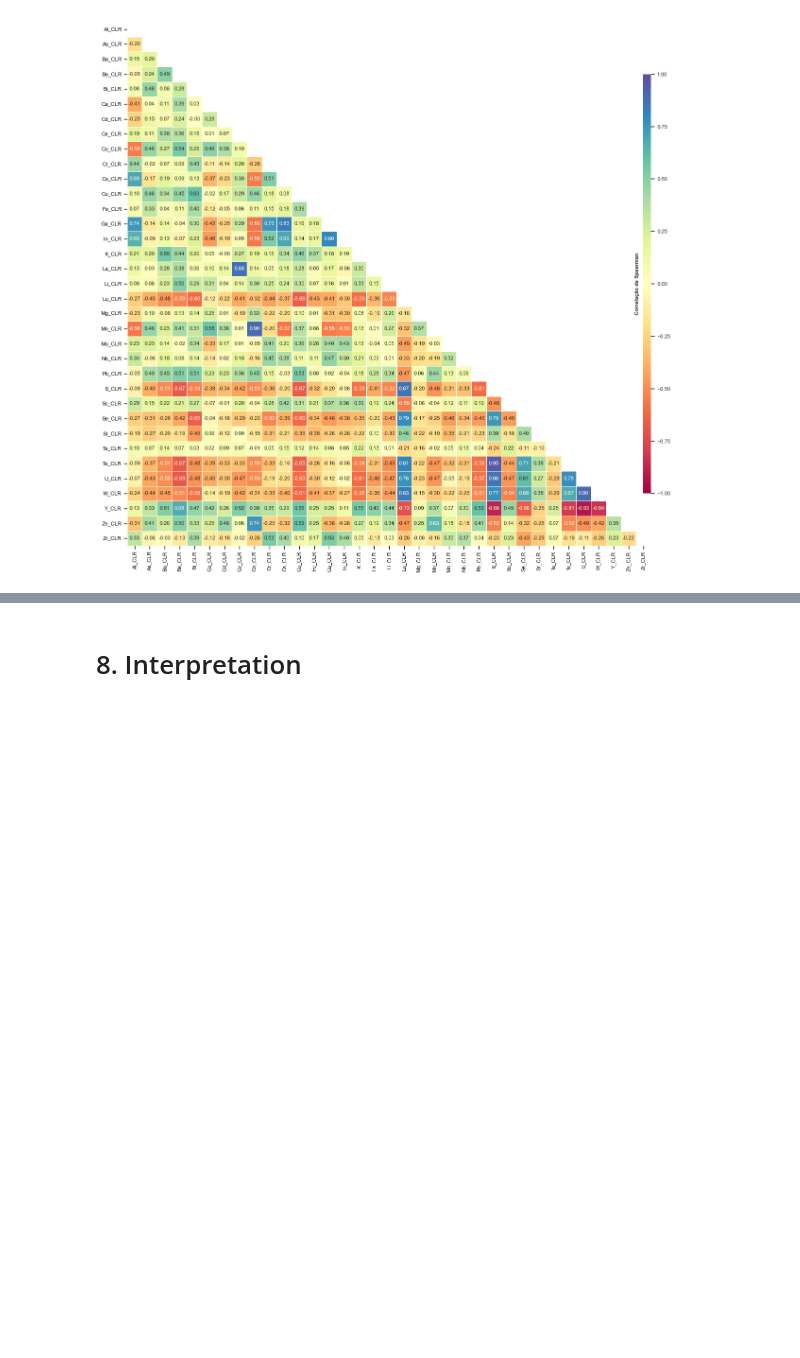
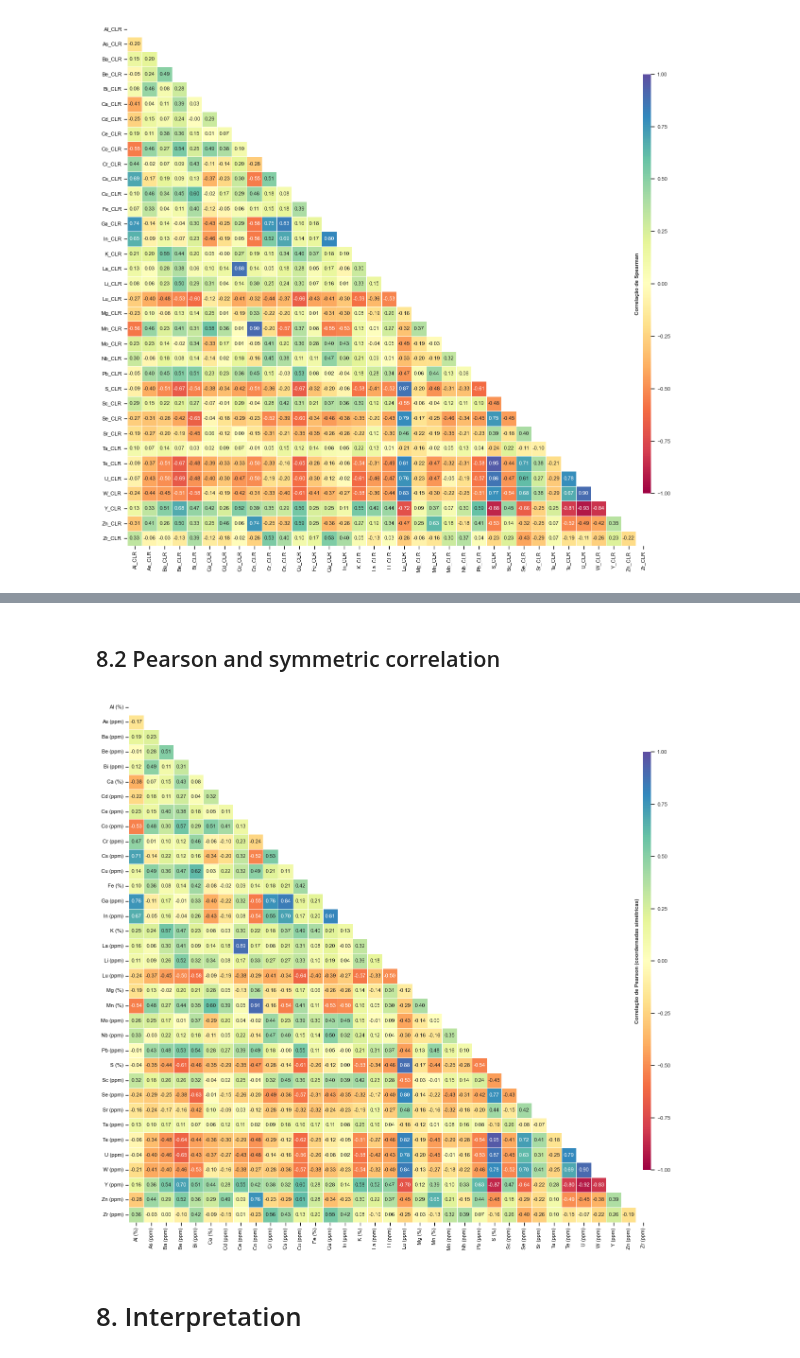
Before and after one commit to dutraluiz/Geochemistry, a Jupyter notebook: 2 - Exploratory Analysis.ipynb, the cells around one changed output, grey strips where cells are left out. Cells and saved outputs as stored; diff of their text form; code cells hidden in the pictures; blank space fills up the shorter version.

```diff
--- a/2 - Exploratory Analysis.ipynb
+++ b/2 - Exploratory Analysis.ipynb
@@ -374,3 +546,47 @@ plt.show()
+# %% [markdown]
+## 8.2 Pearson and symmetric correlation
+# %%
+import seaborn as sns
+import matplotlib.pyplot as plt
+import numpy as np
+from mpl_toolkits.axes_grid1.inset_locator import inset_axes
+from mpl_toolkits.axes_grid1 import make_axes_locatable
+
+fontsize = 8
+
+plt.figure(figsize=(12, 12))
+sns.set_theme(style='ticks') # Ativa os ticks globais
+
+corr_matrix = df_cor_coda_pearson
+mask = np.triu(np.ones_like(corr_matrix, dtype=bool))
+
+ax = sns.heatmap(corr_matrix, mask=mask, annot=True, fmt='.2f', cmap='Spectral', vmin=-1, vmax=1, center=0, square=True, linewidths=.5,
+                 cbar=False, annot_kws={'size': fontsize})
+
+# Legenda
+divider = make_axes_locatable(ax)
+cax = inset_axes(ax, width='1.5%', height='80%', loc='center right', borderpad=0)
+cbar = plt.colorbar(ax.collections[0], cax=cax)
+cbar.ax.tick_params(labelsize=fontsize)
+
+cbar.outline.set_visible(False)
+# Título da escala
+cax.set_ylabel('Correlação de Pearson (coordernadas simétricas)', fontsize=fontsize, weight='bold', rotation=90, labelpad=5)
+cax.yaxis.set_label_position('left')
+
+# Configuração dos Ticks nos eixos
+ax.tick_params(axis='both', which='both', length=5, width=1, direction='out', colors='black')
+
+# Rótulos customizados
+labels = [l.get_text().replace('_pct', ' (%)').replace('_ppm', ' (ppm)') for l in ax.get_xticklabels()]
+ax.set_xticklabels(labels, fontsize=fontsize, rotation=90)
+ax.set_yticklabels(labels, fontsize=fontsize, rotation=0)
+
+plt.tight_layout()
+plt.savefig('Figure/4-Correlação_Pearson_Coord_Sim.tif', format='tif', dpi=600, bbox_inches='tight')
+plt.show()
+# %% [output]
+[figure, added]
 # %% [markdown]
 # 8. Interpretation
 # %% [markdown]
```
Also changed, not shown: parts of 12 cells of this notebook.
